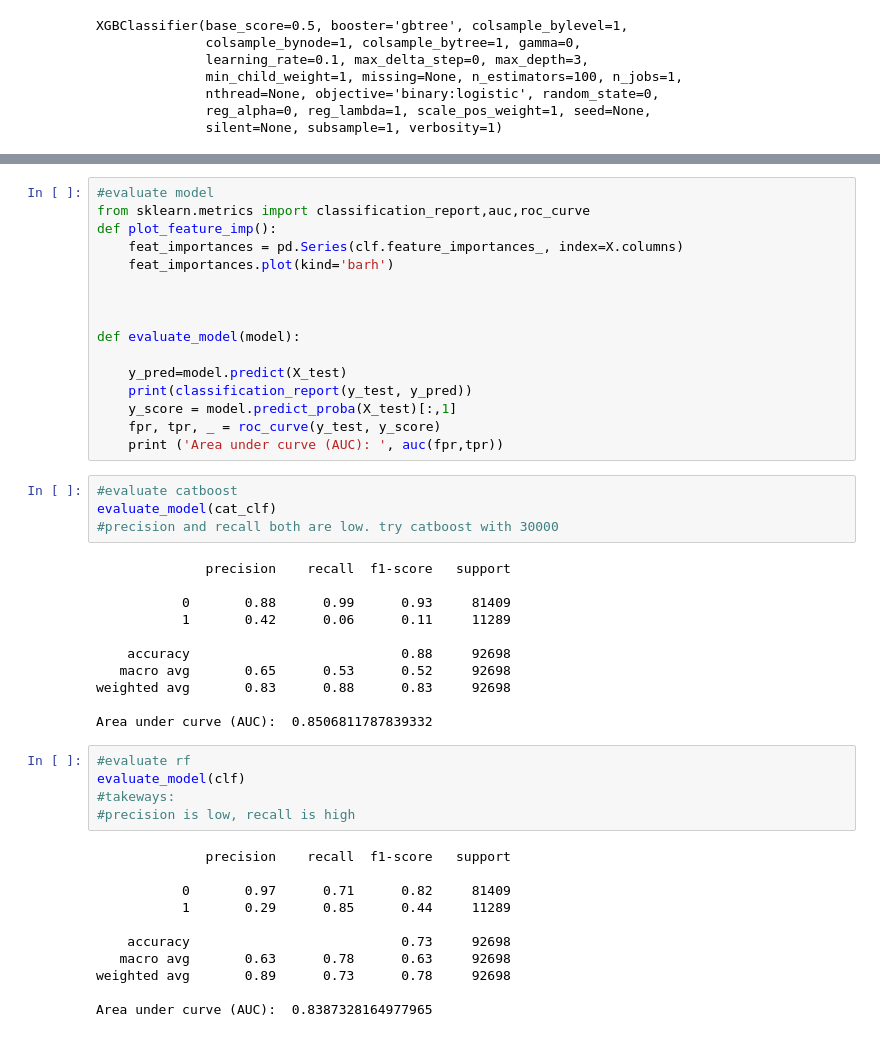
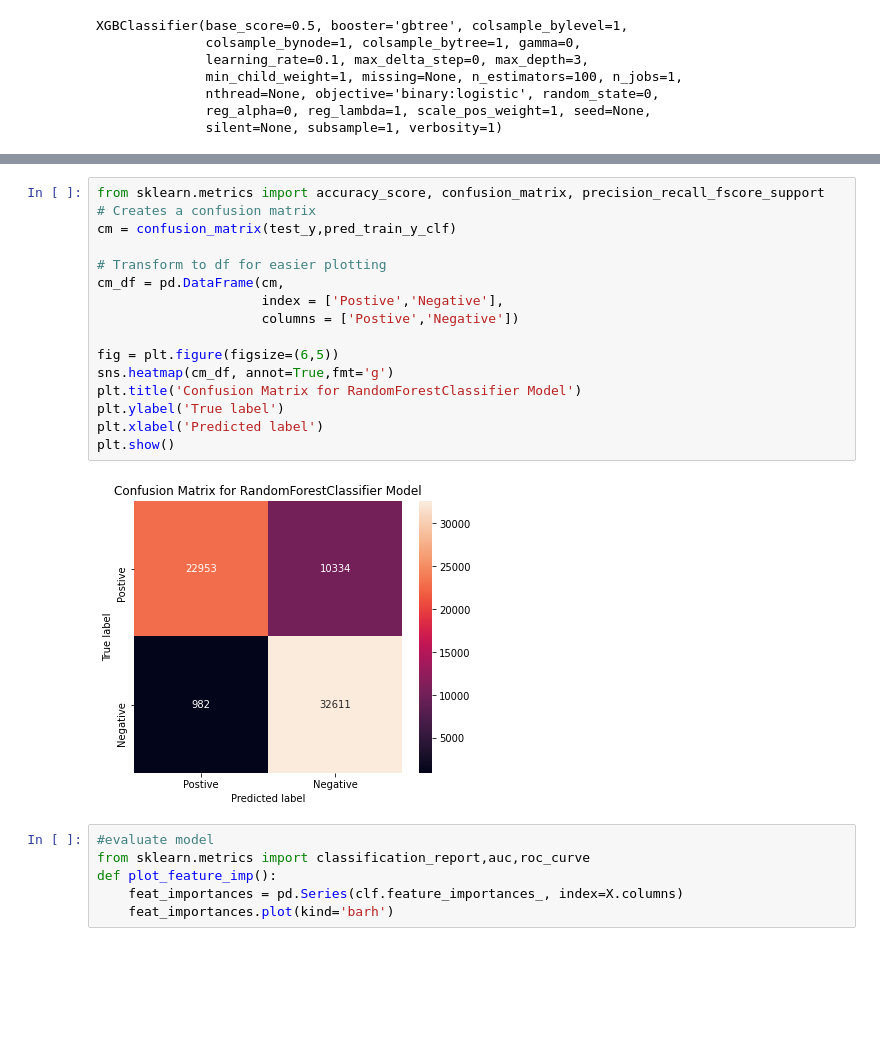
Before and after one commit to Shradha2020/cmpe-255-cross-sell-prediction, a Jupyter notebook: SMOTE_Preprocessing_XGBOOST_RANDOMFOREST.ipynb, the cells around one changed output, grey strips where cells are left out. Cells and saved outputs as stored; diff of their text form; blank space fills up the shorter version.

```diff
--- a/SMOTE_Preprocessing_XGBOOST_RANDOMFOREST.ipynb
+++ b/SMOTE_Preprocessing_XGBOOST_RANDOMFOREST.ipynb
@@ -345,47 +360,24 @@ RandomForestClassifier(bootstrap=True, ccp_alpha=0.0, class_weight='balanced',
+# %%
+from sklearn.metrics import accuracy_score, confusion_matrix, precision_recall_fscore_support
+# Creates a confusion matrix
+cm = confusion_matrix(test_y,pred_train_y_clf)
+
+# Transform to df for easier plotting
+cm_df = pd.DataFrame(cm,
+                     index = ['Postive','Negative'],
+                     columns = ['Postive','Negative'])
+
+fig = plt.figure(figsize=(6,5))
+sns.heatmap(cm_df, annot=True,fmt='g')
+plt.title('Confusion Matrix for RandomForestClassifier Model')
+plt.ylabel('True label')
+plt.xlabel('Predicted label')
+plt.show()
+# %% [output]
+[figure, added]
 # %%
 #evaluate model
 from sklearn.metrics import classification_report,auc,roc_curve
 def plot_feature_imp():
     feat_importances = pd.Series(clf.feature_importances_, index=X.columns)
     feat_importances.plot(kind='barh')
-
-
-
-def evaluate_model(model):
-
-    y_pred=model.predict(X_test)
-    print(classification_report(y_test, y_pred))
-    y_score = model.predict_proba(X_test)[:,1]
-    fpr, tpr, _ = roc_curve(y_test, y_score)
-    print ('Area under curve (AUC): ', auc(fpr,tpr))
-# %%
-#evaluate catboost
-evaluate_model(cat_clf)
-#precision and recall both are low. try catboost with 30000
-# %% [output]
-              precision    recall  f1-score   support
-
-           0       0.88      0.99      0.93     81409
-           1       0.42      0.06      0.11     11289
-
-    accuracy                           0.88     92698
-   macro avg       0.65      0.53      0.52     92698
-weighted avg       0.83      0.88      0.83     92698
-
-Area under curve (AUC):  0.8506811787839332
-# %%
-#evaluate rf
-evaluate_model(clf)
-#takeways:
-#precision is low, recall is high
-# %% [output]
-              precision    recall  f1-score   support
-
-           0       0.97      0.71      0.82     81409
-           1       0.29      0.85      0.44     11289
-
-    accuracy                           0.73     92698
-   macro avg       0.63      0.78      0.63     92698
-weighted avg       0.89      0.73      0.78     92698
-
-Area under curve (AUC):  0.8387328164977965
```
Also changed, not shown: parts of 35 cells of this notebook.
